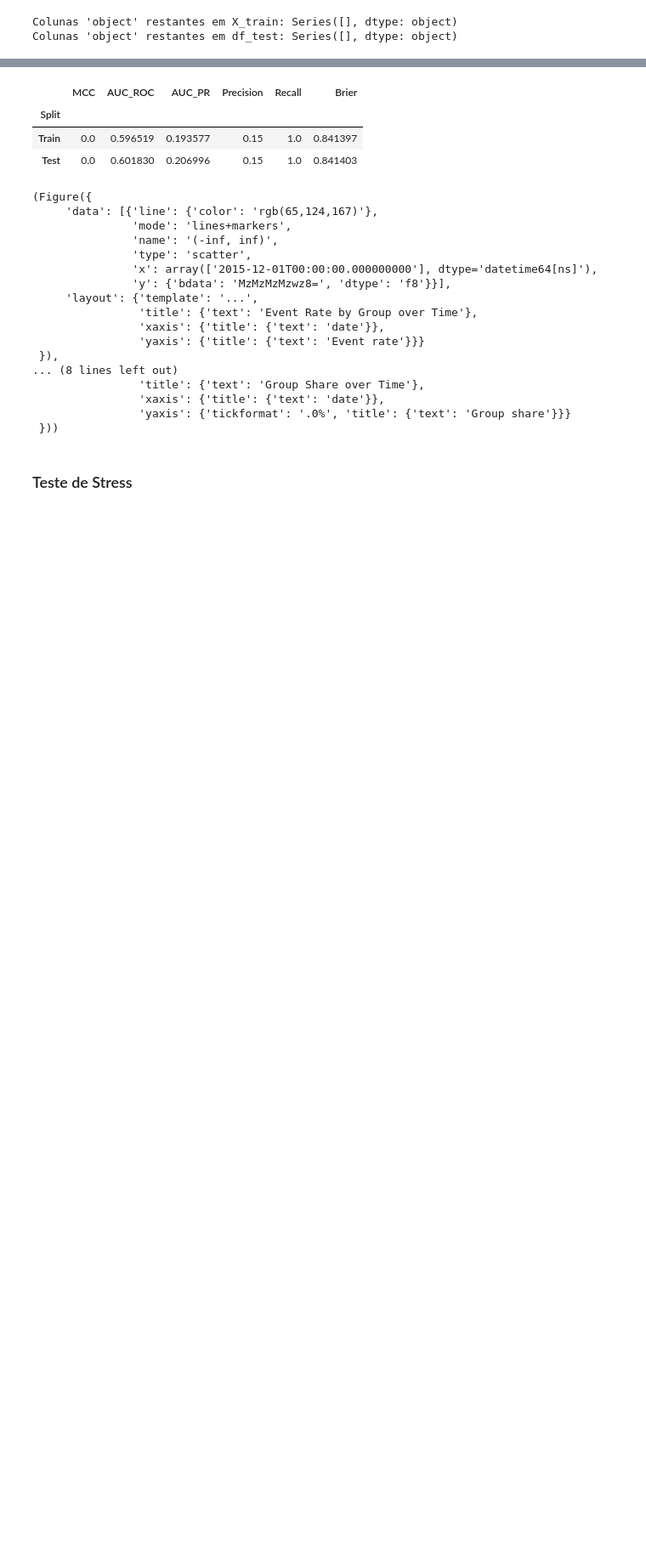
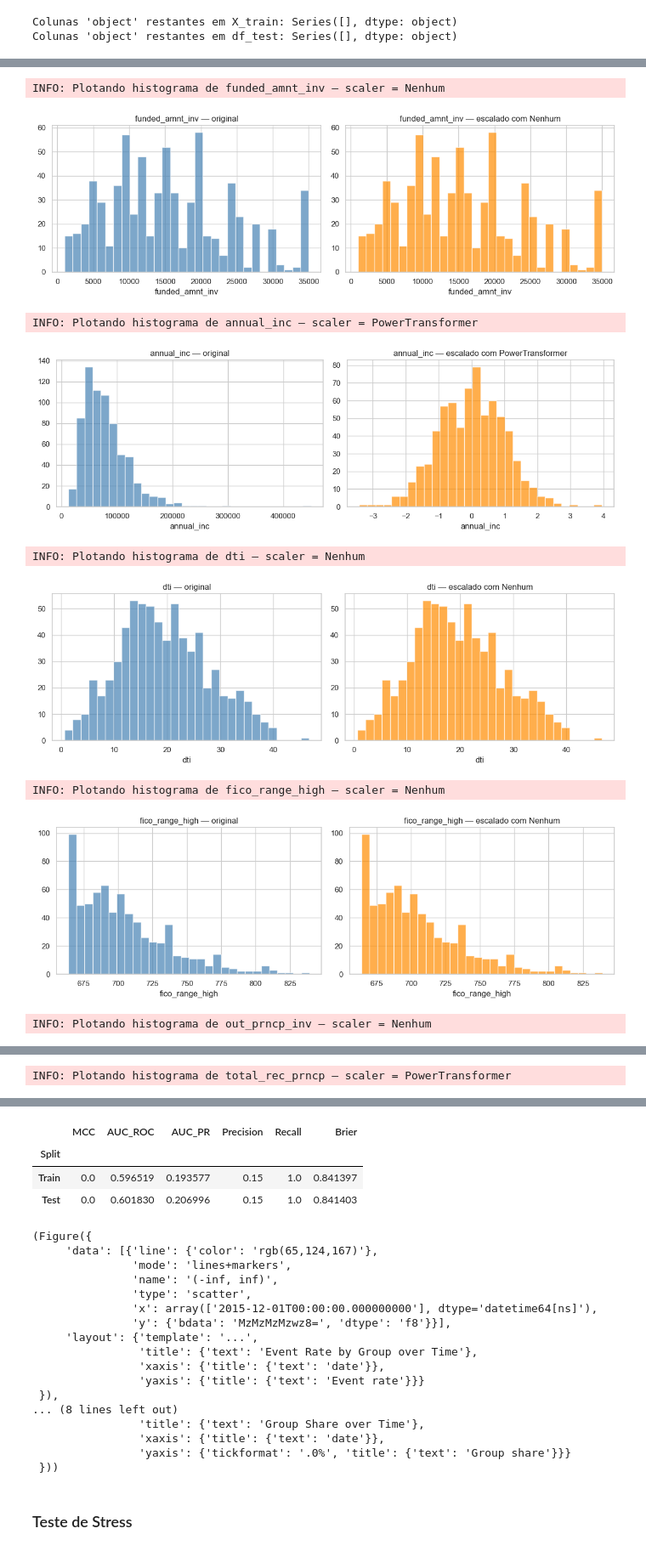
Before and after one commit to joaaomaia/RiskPilot, a Jupyter notebook: examples/binary_performance_full_demo.ipynb, the cells around one changed output, grey strips where cells are left out. Shown at 85% size. Cells and saved outputs as stored; diff of their text form; code cells hidden in the pictures; blank space fills up the shorter version.

Commit message:
scaler update

```diff
--- a/examples/binary_performance_full_demo.ipynb
+++ b/examples/binary_performance_full_demo.ipynb
@@ -301,6 +306,16 @@ Exemplo de dados escalados (treino):
 # %%
-# # Visualizar
-# scaler.plot_histograms(
-#     df_train,
-#     X_train_scaled,
-#     features=num_cols)
+# Visualizar
+scaler.plot_histograms(
+    df_train,
+    X_train_scaled,
+    features=num_cols)
+# %% [output]
+INFO: Plotando histograma de funded_amnt_inv — scaler = Nenhum
+[figure, added]
+INFO: Plotando histograma de annual_inc — scaler = PowerTransformer
+[figure, added]
+INFO: Plotando histograma de dti — scaler = Nenhum
+[figure, added]
+INFO: Plotando histograma de fico_range_high — scaler = Nenhum
+[figure, added]
+INFO: Plotando histograma de out_prncp_inv — scaler = Nenhum
@@ -306,0 +323 @@ Exemplo de dados escalados (treino):
+INFO: Plotando histograma de total_rec_prncp — scaler = PowerTransformer
```
Also changed, not shown: parts of 6 cells of this notebook, 1 other file.
